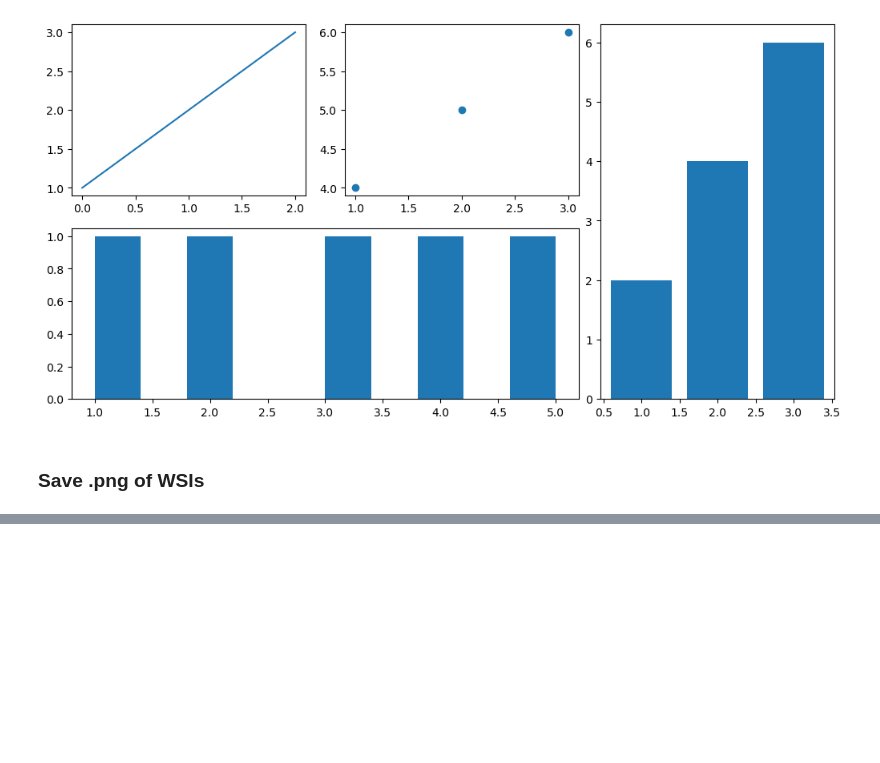
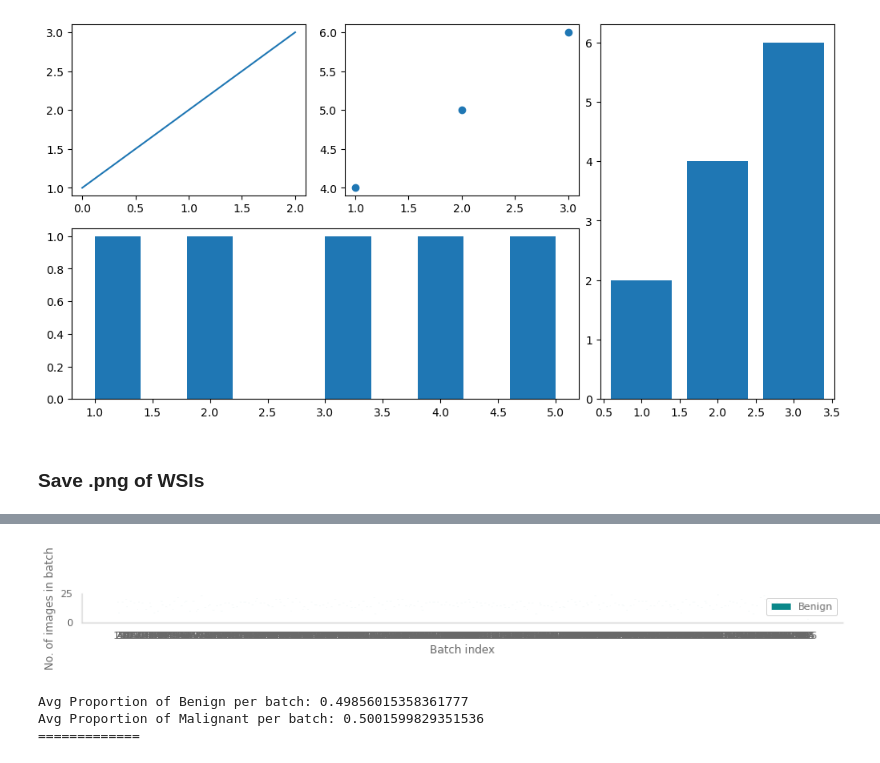
Before and after one commit to Alexandra-Smith/masters, a Jupyter notebook: notebooks/05-data-info.ipynb, the cells around one changed output, grey strips where cells are left out. Cells and saved outputs as stored; diff of their text form; code cells hidden in the pictures; blank space fills up the shorter version.

```diff
--- a/notebooks/05-data-info.ipynb
+++ b/notebooks/05-data-info.ipynb
@@ -464,0 +677,7 @@ for img in svs_files:
+# %%
+class_0_batch_counts, class_1_batch_counts, ids_seen = visualise_dataloader(train_dataloader, {0: "Benign", 1: "Malignant"})
+# %% [output]
+[figure, added]
+Avg Proportion of Benign per batch: 0.49856015358361777
+Avg Proportion of Malignant per batch: 0.5001599829351536
+=============
```
Also changed, not shown: parts of 9 cells of this notebook, 27 other files.
